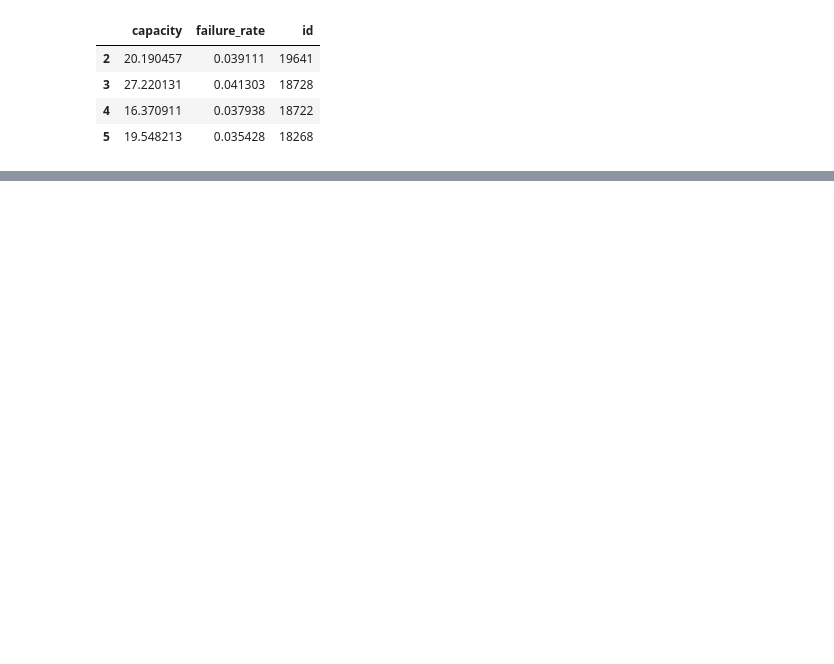
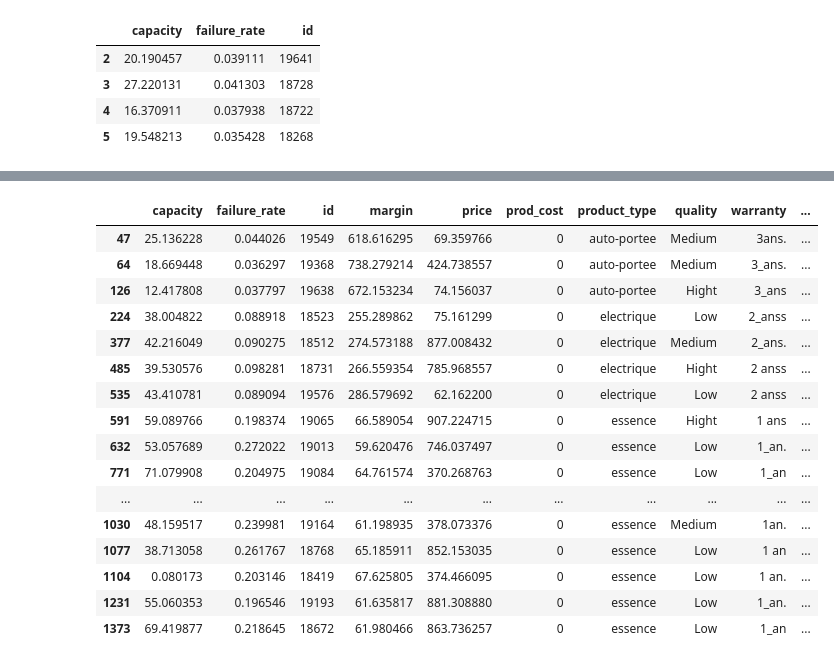
Before and after one commit to rawanst/Bachelor_Python_Pandas_NumPy, a Jupyter notebook: Untitled1.ipynb, the cells around one changed output, grey strips where cells are left out. Saved outputs shown, nothing was run; the diff lists cells and outputs as text; code cells hidden in the pictures; blank space fills up the shorter version.

```diff
--- a/Untitled1.ipynb
+++ b/Untitled1.ipynb
@@ -77,0 +179,20 @@ df[df['id'].isin([18259,18262])]
+# %%
+df[df['prod_cost'].isin(['0','10.008485830089475'])]
+# %% [output]
+|  | capacity | failure_rate | id | margin | price | prod_cost | product_type | quality | warranty | ... |
+| 47 | 25.136228 | 0.044026 | 19549 | 618.616295 | 69.359766 | 0 | auto-portee | Medium | 3ans. | ... |
+| 64 | 18.669448 | 0.036297 | 19368 | 738.279214 | 424.738557 | 0 | auto-portee | Medium | 3_ans. | ... |
+| 126 | 12.417808 | 0.037797 | 19638 | 672.153234 | 74.156037 | 0 | auto-portee | Hight | 3_ans | ... |
+| 224 | 38.004822 | 0.088918 | 18523 | 255.289862 | 75.161299 | 0 | electrique | Low | 2_anss | ... |
+| 377 | 42.216049 | 0.090275 | 18512 | 274.573188 | 877.008432 | 0 | electrique | Medium | 2_ans. | ... |
+| 485 | 39.530576 | 0.098281 | 18731 | 266.559354 | 785.968557 | 0 | electrique | Hight | 2 anss | ... |
+| 535 | 43.410781 | 0.089094 | 19576 | 286.579692 | 62.162200 | 0 | electrique | Low | 2 anss | ... |
+| 591 | 59.089766 | 0.198374 | 19065 | 66.589054 | 907.224715 | 0 | essence | Hight | 1 ans | ... |
+| 632 | 53.057689 | 0.272022 | 19013 | 59.620476 | 746.037497 | 0 | essence | Low | 1_an. | ... |
+| 771 | 71.079908 | 0.204975 | 19084 | 64.761574 | 370.268763 | 0 | essence | Low | 1_an | ... |
+| ... | ... | ... | ... | ... | ... | ... | ... | ... | ... | ... |
+| 1030 | 48.159517 | 0.239981 | 19164 | 61.198935 | 378.073376 | 0 | essence | Medium | 1an. | ... |
+| 1077 | 38.713058 | 0.261767 | 18768 | 65.185911 | 852.153035 | 0 | essence | Low | 1 an | ... |
+| 1104 | 0.080173 | 0.203146 | 18419 | 67.625805 | 374.466095 | 0 | essence | Low | 1 an. | ... |
+| 1231 | 55.060353 | 0.196546 | 19193 | 61.635817 | 881.308880 | 0 | essence | Low | 1_an. | ... |
+| 1373 | 69.419877 | 0.218645 | 18672 | 61.980466 | 863.736257 | 0 | essence | Low | 1_an | ... |
```
Also changed, not shown: parts of 25 cells of this notebook, 1 other file.
